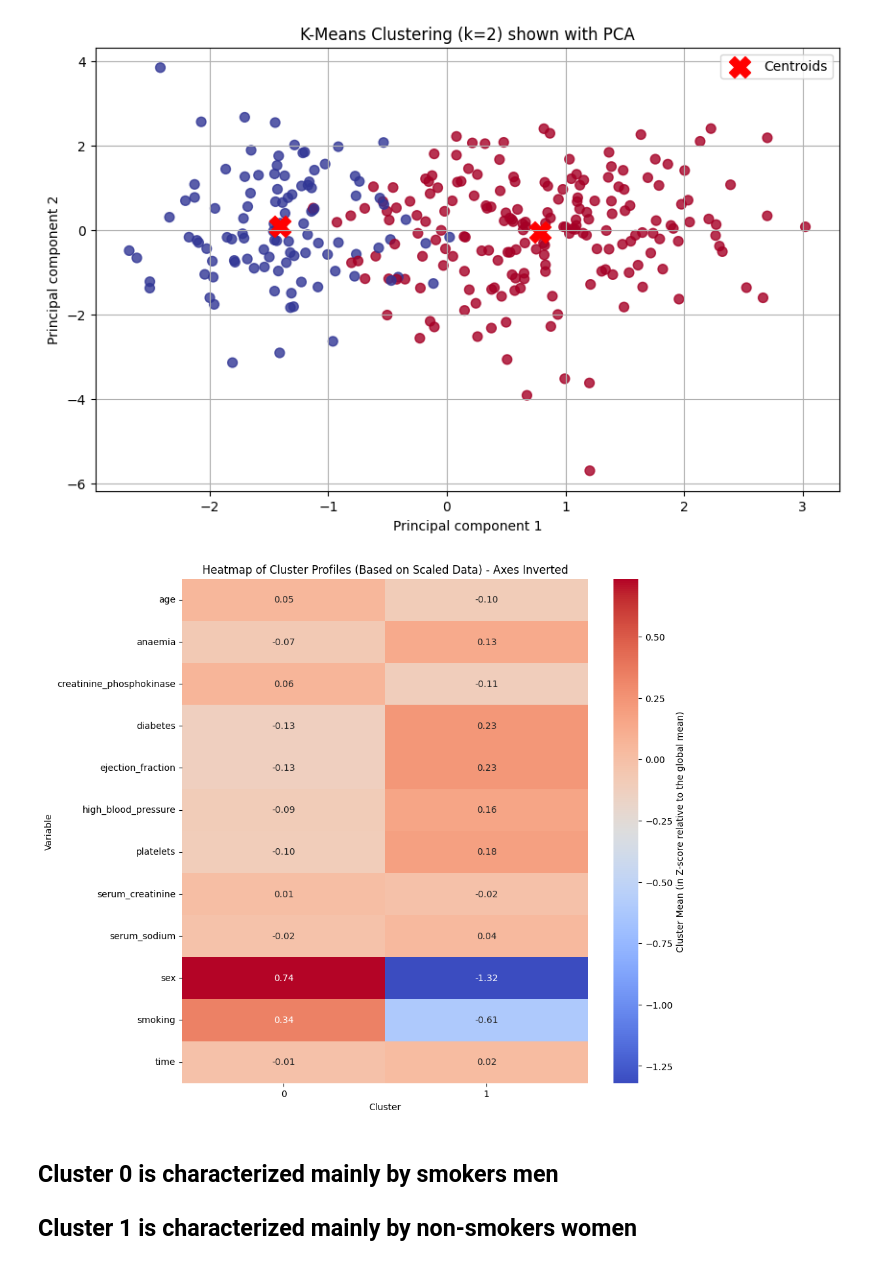
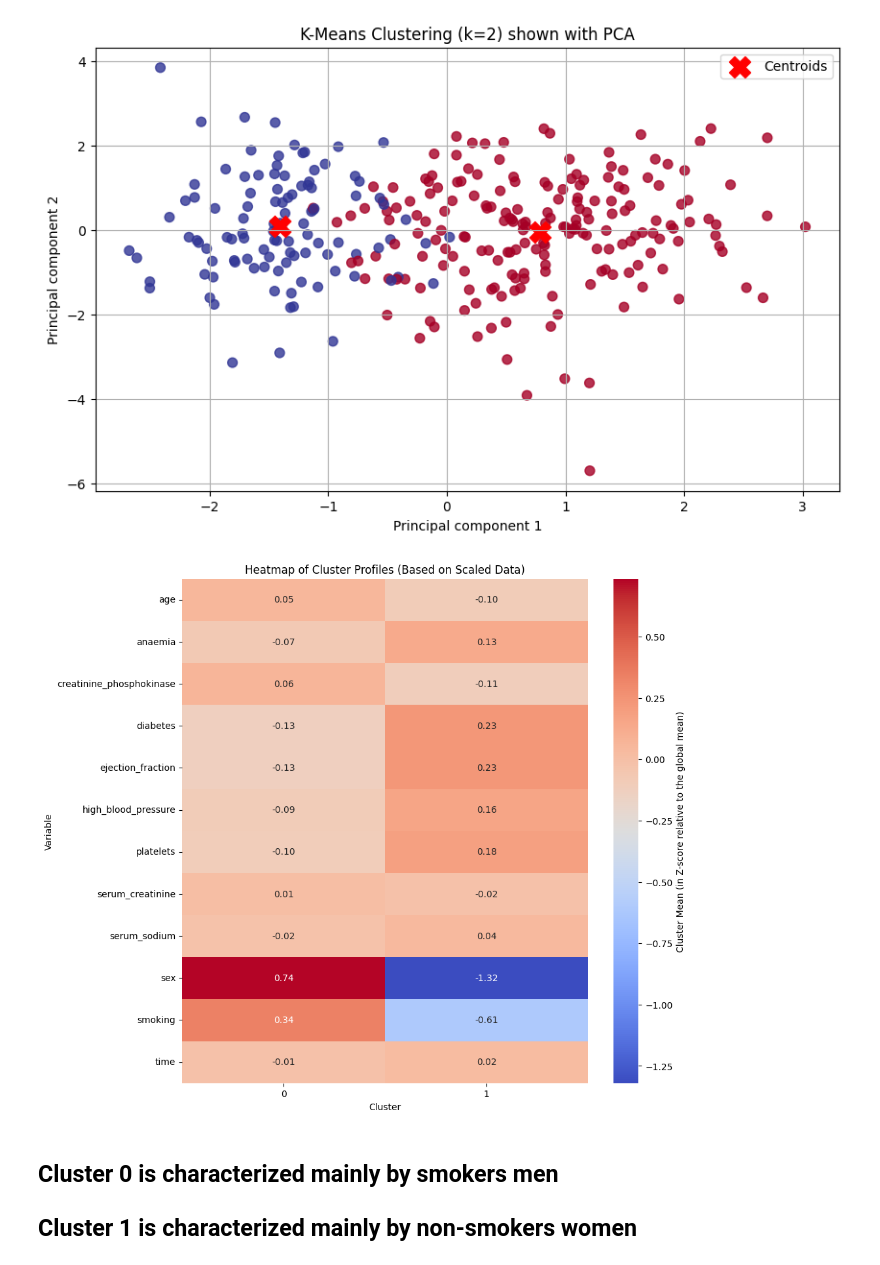
Before and after one commit to haricalzi/Scientific-visualization, a Jupyter notebook: Project1_Clustering/heart_failure_clustering.ipynb, the cells around one changed output. Drawn from its saved outputs; the diff is of its cells as text; code cells hidden in the pictures.

```diff
--- a/Project1_Clustering/heart_failure_clustering.ipynb
+++ b/Project1_Clustering/heart_failure_clustering.ipynb
@@ -231,31 +230,31 @@ plt.show()
 # %%
 # plot heatmap of cluster profiles based on SCALED data
 import pandas as pd
 import seaborn as sns
 import matplotlib.pyplot as plt
 
 X_analysi_scaled = pd.DataFrame(X_scaled, columns=X_original.columns)
 X_analysi_scaled['cluster'] = y_kmeans
 
 # compute the means for each cluster using the SCALED values, the resulting means directly represent the Z-score profiles
 scaled_means = X_analysi_scaled.groupby('cluster').mean()
 
 # generate the Heatmap
 plt.figure(figsize=(10, 10))
 sns.heatmap(
     scaled_means.T,
     annot=True,
     cmap='coolwarm',
     fmt=".2f",
     cbar_kws={'label': 'Cluster Mean (in Z-score relative to the global mean)'}
 )
-plt.title('Heatmap of Cluster Profiles (Based on Scaled Data) - Axes Inverted')
+plt.title('Heatmap of Cluster Profiles (Based on Scaled Data)')
 plt.ylabel('Variable')
 plt.xlabel('Cluster')
 plt.xticks(rotation=0)
 plt.show()
 # %% [output]
-[figure, old version]
+[figure, new version]
 # %% [markdown]
 ## Cluster 0 is characterized mainly by smokers men
 ## Cluster 1 is characterized mainly by non-smokers women
```
Also changed, not shown: parts of 6 cells of this notebook.
